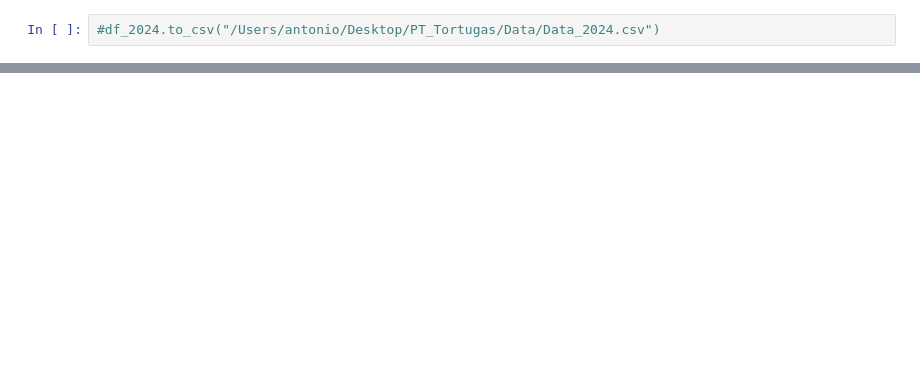
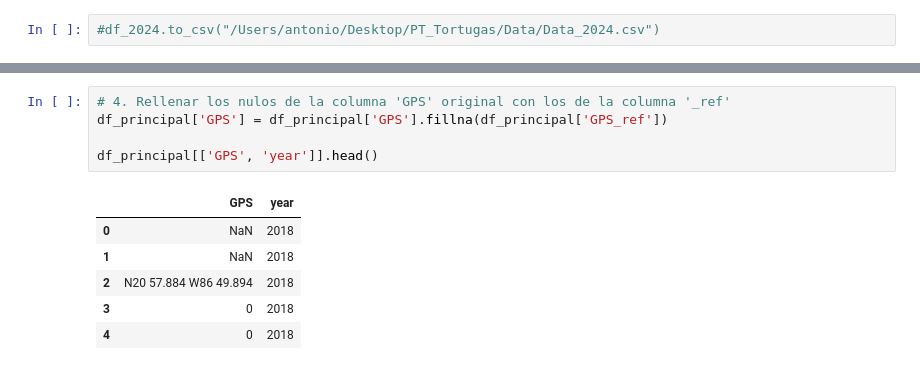
Before and after one commit to jachs182/PT_Tortiugas, a Jupyter notebook: Notebooks/JoinData.ipynb, the cells around one changed output, grey strips where cells are left out. Drawn from its saved outputs; the diff is of its cells as text; blank space fills up the shorter version.

```diff
--- a/Notebooks/JoinData.ipynb
+++ b/Notebooks/JoinData.ipynb
@@ -169,0 +209,12 @@ Name: GPS, dtype: str
+# %%
+# 4. Rellenar los nulos de la columna 'GPS' original con los de la columna '_ref'
+df_principal['GPS'] = df_principal['GPS'].fillna(df_principal['GPS_ref'])
+
+df_principal[['GPS', 'year']].head()
+# %% [output]
+|  | GPS | year |
+| 0 | NaN | 2018 |
+| 1 | NaN | 2018 |
+| 2 | N20 57.884 W86 49.894 | 2018 |
+| 3 | 0 | 2018 |
+| 4 | 0 | 2018 |
```
Also changed, not shown: parts of 14 cells of this notebook, 5 other files.
